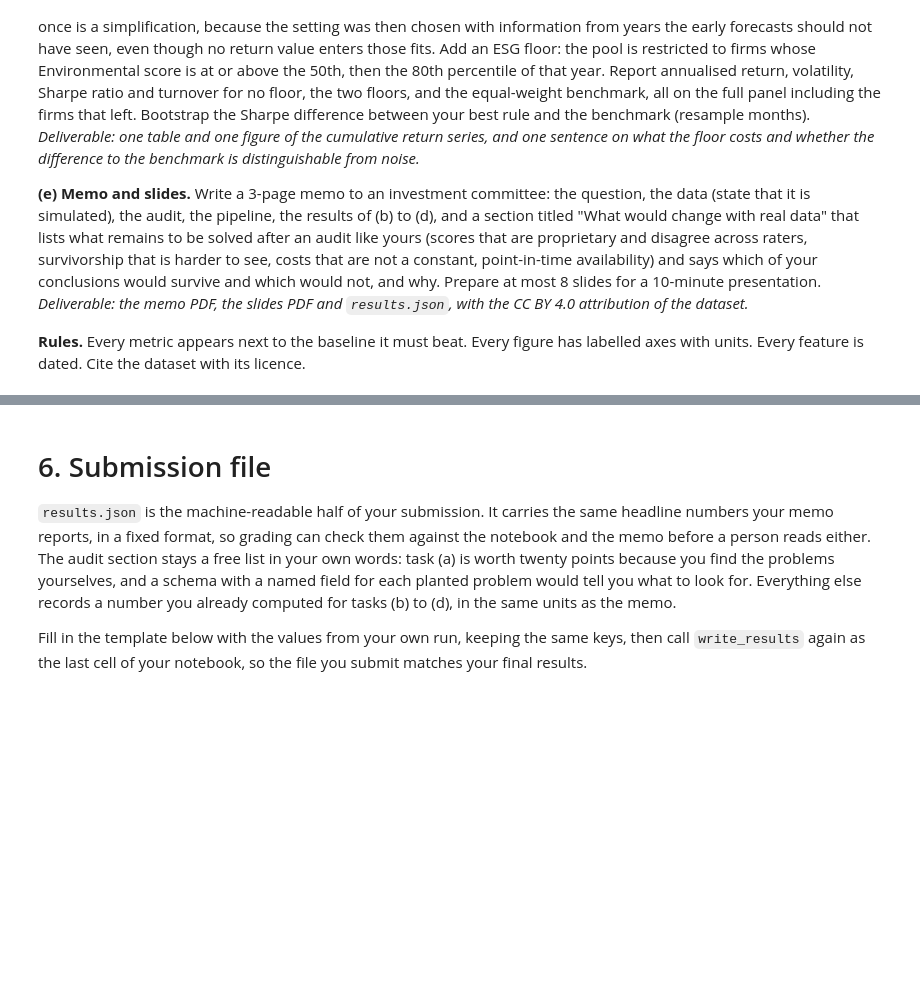
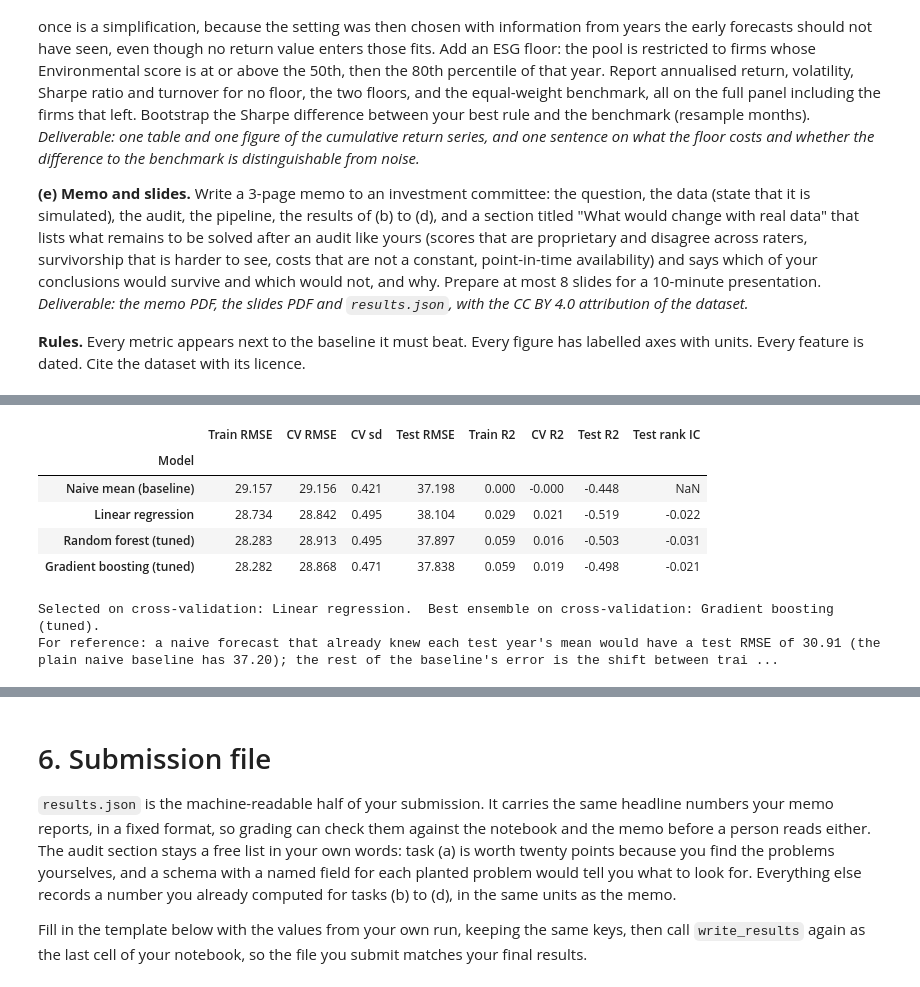
Before and after one commit to FBE5d5wqfds/EAIF-, a Jupyter notebook: group_project_AS2026/notebook/Group_Work_AS_2026_solution.ipynb, the cells around one changed output, grey strips where cells are left out. Cells and saved outputs as stored; diff of their text form; code cells hidden in the pictures; blank space fills up the shorter version.

```diff
--- a/group_project_AS2026/notebook/Group_Work_AS_2026_solution.ipynb
+++ b/group_project_AS2026/notebook/Group_Work_AS_2026_solution.ipynb
@@ -770,0 +847,34 @@ print(f"{len(ml_a):,} formation rows remain after requiring a full 12-month hist
+# %%
+# ---- (b) Step 2: train, CV and test side by side (the test years are evaluated here, once) ----
+test_years = model_data_a.loc[test_a, ["Formation_Year", TARGET]]
+rows, fitted = [], {}
+for name, m in candidates.items():
+    m.fit(X_tr, y_tr)
+    fitted[name] = m
+    p_tr, p_te = m.predict(X_tr), pd.Series(m.predict(X_te), index=X_te.index)
+    # rank correlation between forecast and outcome within each test year (what matters for ranking firms in task d)
+    ic = np.nan if np.ptp(p_te.values) < 1e-9 else np.mean([spearmanr(p_te[d.index], d[TARGET])[0] for _, d in test_years.groupby("Formation_Year")])
+    rows.append({"Model": name,
+                 "Train RMSE": np.sqrt(mean_squared_error(y_tr, p_tr)), "CV RMSE": cv_table[name]["cv_rmse"], "CV sd": cv_table[name]["cv_sd"],
+                 "Test RMSE": np.sqrt(mean_squared_error(y_te, p_te)),
+                 "Train R2": r2_score(y_tr, p_tr), "CV R2": cv_table[name]["cv_r2"], "Test R2": r2_score(y_te, p_te),
+                 "Test rank IC": ic})
+comparison = pd.DataFrame(rows).set_index("Model")
+
+selected = comparison.drop(index="Naive mean (baseline)")["CV RMSE"].idxmin()      # selection on CV only
+ensembles = [i for i in comparison.index if "tuned" in i]
+best_ens = comparison.loc[ensembles, "CV RMSE"].idxmin()
+display(comparison.round(3))
+print(f"Selected on cross-validation: {selected}.  Best ensemble on cross-validation: {best_ens}.")
+y_year_mean = test_years.groupby("Formation_Year")[TARGET].transform("mean")
+print(f"For reference: a naive forecast that already knew each test year's mean would have a test RMSE of {np.sqrt(((y_te - y_year_mean) ** 2).mean()):.2f} "
+      f"(the plain naive baseline has {comparison.loc['Naive mean (baseline)', 'Test RMSE']:.2f}); the rest of the baseline's error is the shift between training and test years.")
+# %% [output]
+|  | Train RMSE | CV RMSE | CV sd | Test RMSE | Train R2 | CV R2 | Test R2 | Test rank IC |
+| Model |  |  |  |  |  |  |  |  |
+| Naive mean (baseline) | 29.157 | 29.156 | 0.421 | 37.198 | 0.000 | -0.000 | -0.448 | NaN |
+| Linear regression | 28.734 | 28.842 | 0.495 | 38.104 | 0.029 | 0.021 | -0.519 | -0.022 |
+| Random forest (tuned) | 28.283 | 28.913 | 0.495 | 37.897 | 0.059 | 0.016 | -0.503 | -0.031 |
+| Gradient boosting (tuned) | 28.282 | 28.868 | 0.471 | 37.838 | 0.059 | 0.019 | -0.498 | -0.021 |
+Selected on cross-validation: Linear regression.  Best ensemble on cross-validation: Gradient boosting (tuned).
+For reference: a naive forecast that already knew each test year's mean would have a test RMSE of 30.91 (the plain naive baseline has 37.20); the rest of the baseline's error is the shift between trai ...
```
Also changed, not shown: parts of 31 cells of this notebook.
